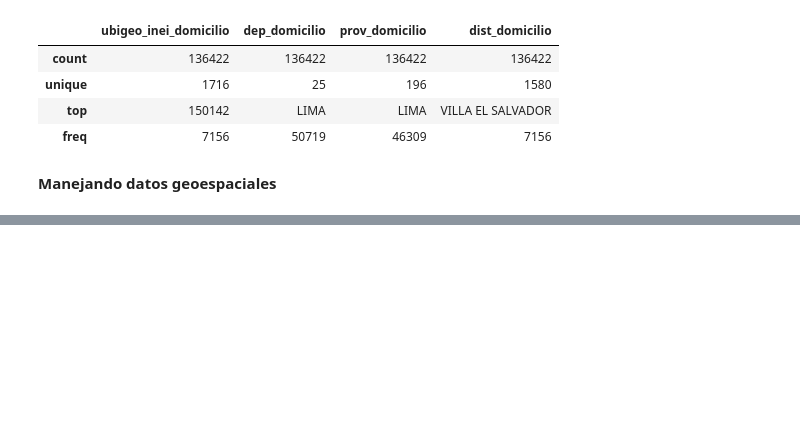
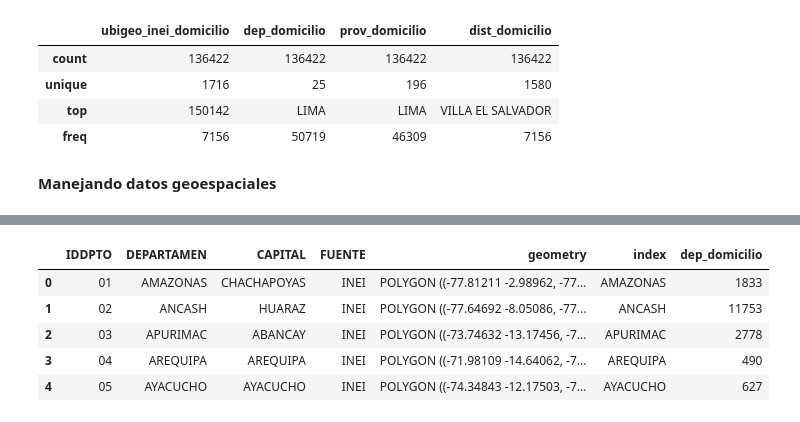
Before and after one commit to jose25050/pythonAnalyticsBootcamp, a Jupyter notebook: src/eda.ipynb, the cells around one changed output, grey strips where cells are left out. Saved outputs shown, nothing was run; the diff lists cells and outputs as text; code cells hidden in the pictures; blank space fills up the shorter version.

```diff
--- a/src/eda.ipynb
+++ b/src/eda.ipynb
@@ -176,0 +211,9 @@ gdf_deps.plot()
+# %%
+gdf_conteo_x_dept.head()
+# %% [output]
+|  | IDDPTO | DEPARTAMEN | CAPITAL | FUENTE | geometry | index | dep_domicilio |
+| 0 | 01 | AMAZONAS | CHACHAPOYAS | INEI | POLYGON ((-77.81211 -2.98962, -77... | AMAZONAS | 1833 |
+| 1 | 02 | ANCASH | HUARAZ | INEI | POLYGON ((-77.64692 -8.05086, -77... | ANCASH | 11753 |
+| 2 | 03 | APURIMAC | ABANCAY | INEI | POLYGON ((-73.74632 -13.17456, -7... | APURIMAC | 2778 |
+| 3 | 04 | AREQUIPA | AREQUIPA | INEI | POLYGON ((-71.98109 -14.64062, -7... | AREQUIPA | 490 |
+| 4 | 05 | AYACUCHO | AYACUCHO | INEI | POLYGON ((-74.34843 -12.17503, -7... | AYACUCHO | 627 |
```
Also changed, not shown: parts of 13 cells of this notebook.
